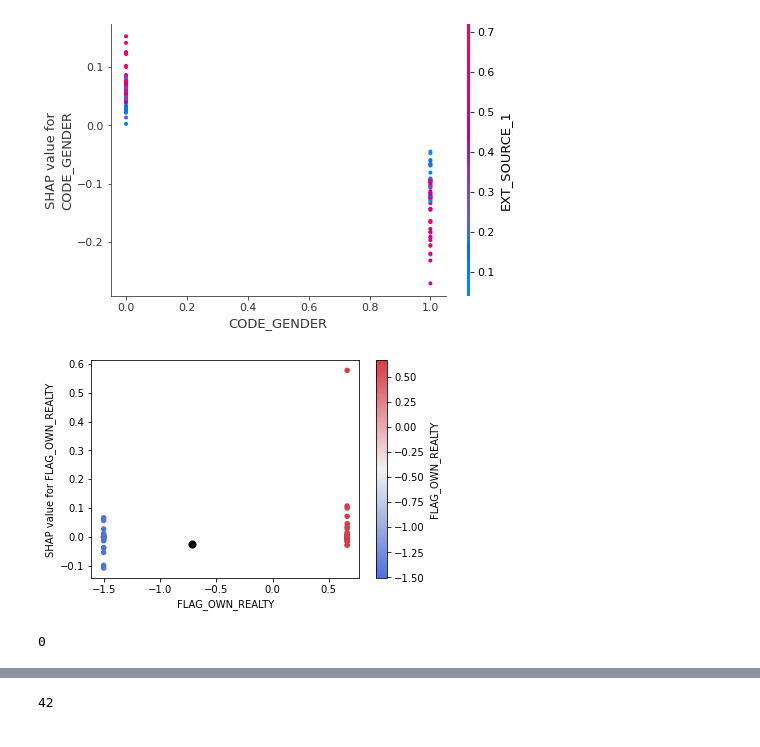
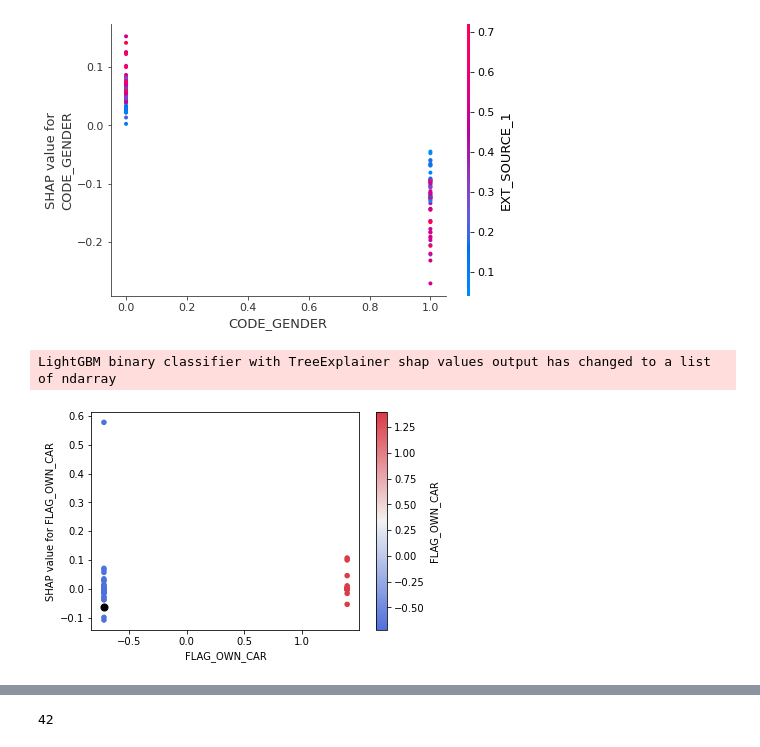
Before and after one commit to CecileLecoublet/Projet_credit, a Jupyter notebook: Dashboard/test.ipynb, the cells around one changed output, grey strips where cells are left out. Cells and saved outputs as stored; diff of their text form; code cells hidden in the pictures.

Commit message:
Correction des appelles du graphes shap

```diff
--- a/Dashboard/test.ipynb
+++ b/Dashboard/test.ipynb
@@ -51,21 +51,20 @@ def dep_plt(col, color_by, base_actual_df, base_shap_df, overlay_x, overlay_y):
     plt.xlabel(col)
     plt.ylabel("SHAP value for " + col)
     plt.show()
+# %%
+pos = X_test_scaled.columns.get_loc("AMT_CREDIT")
 # %%
 X_train = X_train_scaled[0:122]
 shap_values_train = explainer.shap_values(X_train)
 j = 0
 for i in range(0, len(imp_cols)):
     #plot the top var and color by the 2nd var
     if i == 0 :
-        dep_plt(imp_cols[3], imp_cols[3],
+        dep_plt("FLAG_OWN_CAR", "FLAG_OWN_CAR",
         X_train,
         shap_values_train[0][i],
         X_test_scaled.iloc[j,:][imp_cols[i]],
-        shap_values[0][i][3])
+        shap_values[0][i][pos])
 # %% [output]
+LightGBM binary classifier with TreeExplainer shap values output has changed to a list of ndarray
-[figure, old version]
+[figure, new version]
-# %%
-X_test
-# %% [output]
-0
```
Also changed, not shown: parts of 5 cells of this notebook, 1 other file.
